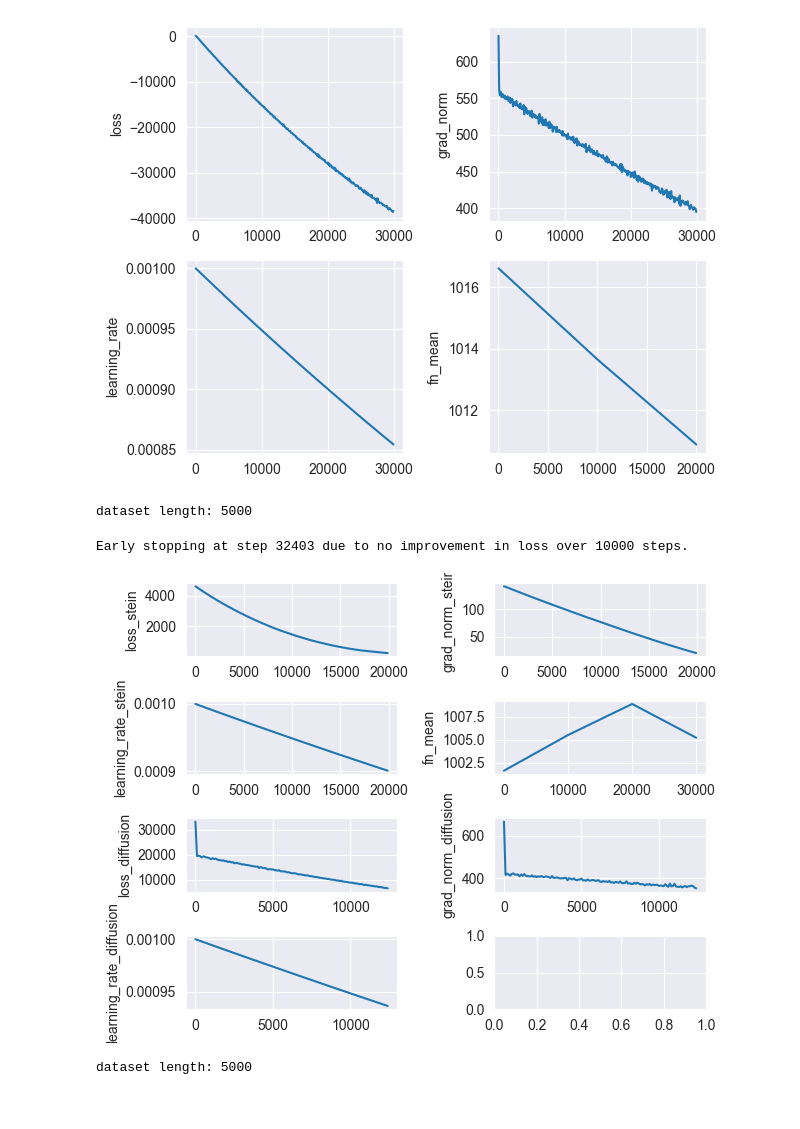
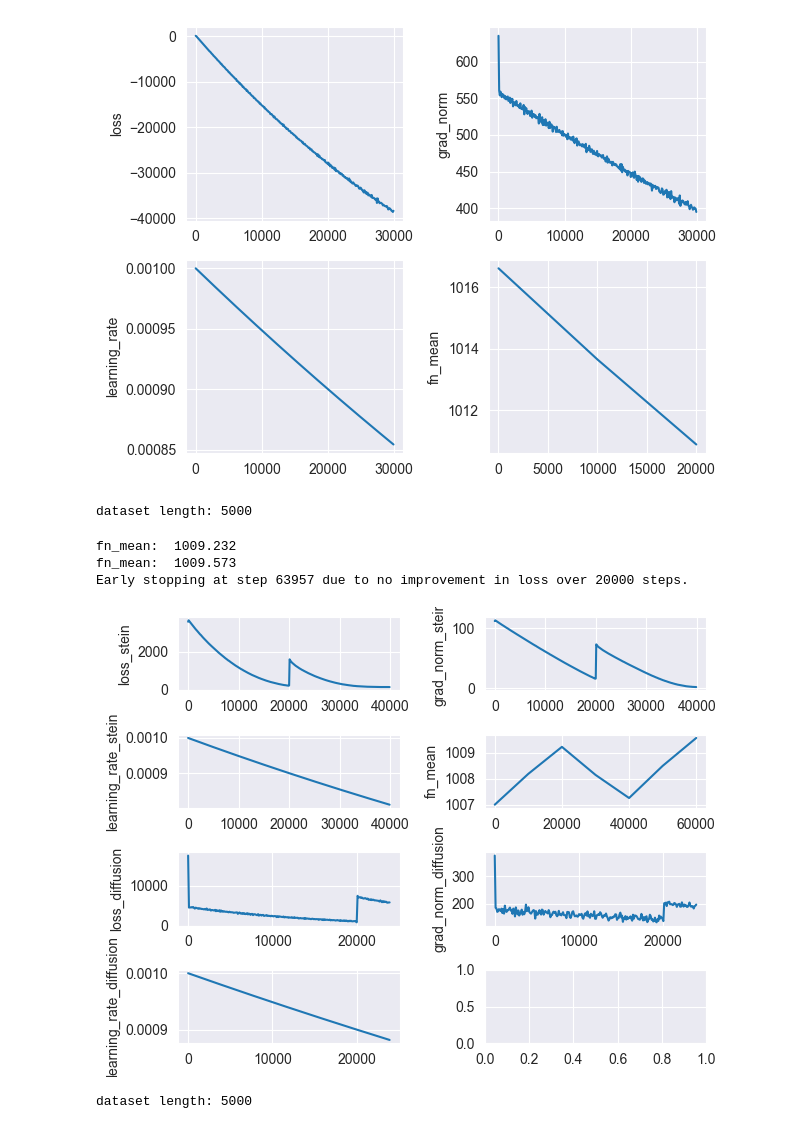
Before and after one commit to kkorolev1/mcmc-control-variates, a Jupyter notebook: diffcv.ipynb, the cells around one changed output. Saved outputs shown, nothing was run; the diff lists cells and outputs as text; code cells hidden in the pictures.

Commit message:
adding longer patience

```diff
--- a/diffcv.ipynb
+++ b/diffcv.ipynb
@@ -188,26 +188,28 @@ diffusion: 0.014343262 0.33796388
 # %%
 logger = Logger()
 
 rng, key = jax.random.split(rng)
 model = train_als_model(
     key, batch_size=500, sampler=sampler, dist_dim=DIST_DIM, fn=fn, grad_log_prob=grad_log_prob,
     lr=1e-3, n_steps=120_000, switch_steps=20_000, n_chains=5,
-    patience=10000, logger=logger
+    patience=40000, logger=logger
 )
 
 plot_log_results(logger)
 
 # generator = ScalarGenerator(grad_log_prob, model)
 # fn_with_cv = lambda x: fn(x) + generator(x)
 
 # rng, key = jax.random.split(rng)
 # diffusion_estimates = Estimator(fn_with_cv, sampler)(key, n_chains=N_CHAINS, n_estimates=MCMC_N_ESTIMATES)
 
 # print("diffusion als:", Estimator.bias(true_pi, diffusion_estimates), Estimator.std(diffusion_estimates))
 # %% [output]
 dataset length: 5000
-Early stopping at step 32403 due to no improvement in loss over 10000 steps.
+fn_mean:  1009.232
+fn_mean:  1009.573
+Early stopping at step 63957 due to no improvement in loss over 20000 steps.
-[figure, old version]
+[figure, new version]
 # %%
 logger = Logger()
 
```
Also changed, not shown: 1 other file.
